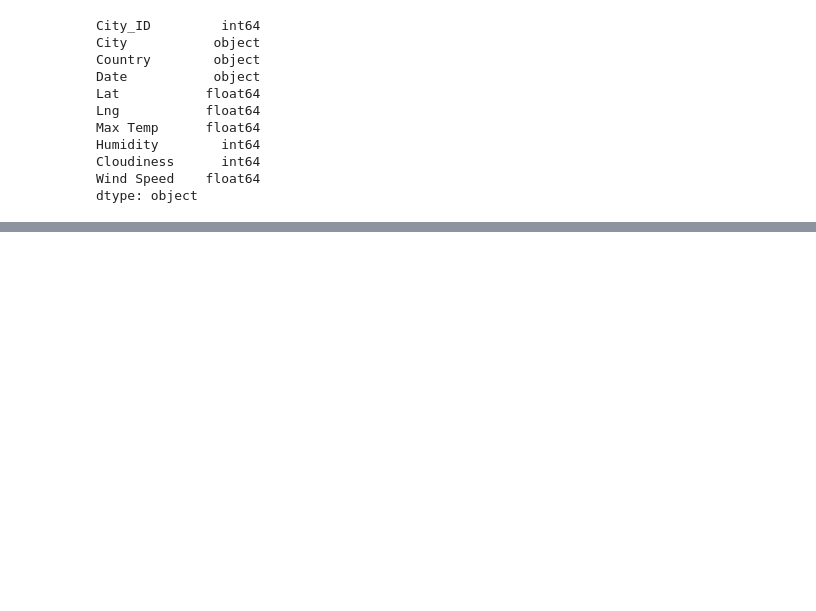
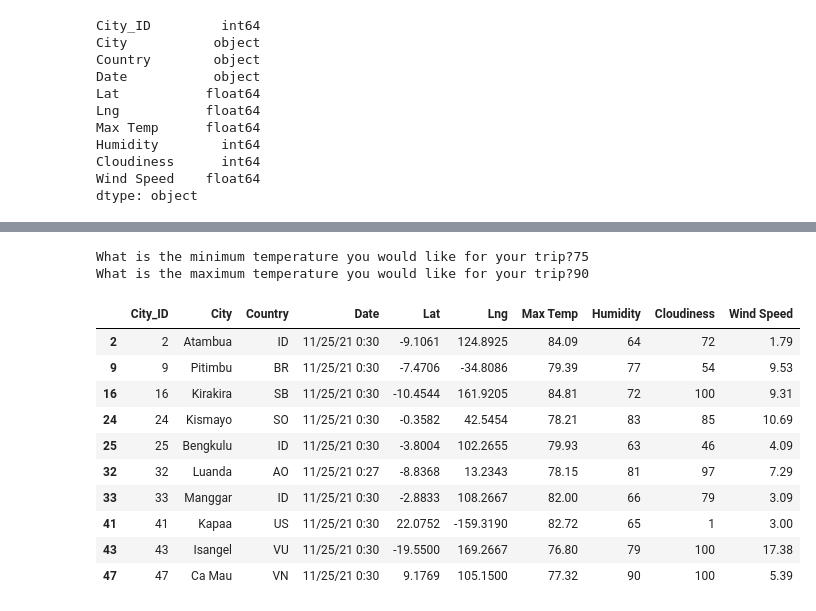
Before and after one commit to mackenziecoushayrichter/World_Weather_Analysis, a Jupyter notebook: VacationPy.ipynb, the cells around one changed output, grey strips where cells are left out. Saved outputs shown, nothing was run; the diff lists cells and outputs as text; code cells hidden in the pictures; blank space fills up the shorter version.

```diff
--- a/VacationPy.ipynb
+++ b/VacationPy.ipynb
@@ -100,0 +101,24 @@ fig
+# %%
+#ask the customer to add a min and max temp
+min_temp = float(input('What is the minimum temperature you would like for your trip?'))
+max_temp = float(input('What is the maximum temperature you would like for your trip?'))
+# %% [output]
+What is the minimum temperature you would like for your trip?75
+What is the maximum temperature you would like for your trip?90
+# %%
+#filter the dataset to find the cities that fit the criteria
+preferred_cities_df = city_data_df.loc[(city_data_df['Max Temp']<= max_temp) & \
+                                      (city_data_df['Max Temp']>=min_temp)]
+preferred_cities_df.head(10)
+# %% [output]
+|  | City_ID | City | Country | Date | Lat | Lng | Max Temp | Humidity | Cloudiness | Wind Speed |
+| 2 | 2 | Atambua | ID | 11/25/21 0:30 | -9.1061 | 124.8925 | 84.09 | 64 | 72 | 1.79 |
+| 9 | 9 | Pitimbu | BR | 11/25/21 0:30 | -7.4706 | -34.8086 | 79.39 | 77 | 54 | 9.53 |
+| 16 | 16 | Kirakira | SB | 11/25/21 0:30 | -10.4544 | 161.9205 | 84.81 | 72 | 100 | 9.31 |
+| 24 | 24 | Kismayo | SO | 11/25/21 0:30 | -0.3582 | 42.5454 | 78.21 | 83 | 85 | 10.69 |
+| 25 | 25 | Bengkulu | ID | 11/25/21 0:30 | -3.8004 | 102.2655 | 79.93 | 63 | 46 | 4.09 |
+| 32 | 32 | Luanda | AO | 11/25/21 0:27 | -8.8368 | 13.2343 | 78.15 | 81 | 97 | 7.29 |
+| 33 | 33 | Manggar | ID | 11/25/21 0:30 | -2.8833 | 108.2667 | 82.00 | 66 | 79 | 3.09 |
+| 41 | 41 | Kapaa | US | 11/25/21 0:30 | 22.0752 | -159.3190 | 82.72 | 65 | 1 | 3.00 |
+| 43 | 43 | Isangel | VU | 11/25/21 0:30 | -19.5500 | 169.2667 | 76.80 | 79 | 100 | 17.38 |
+| 47 | 47 | Ca Mau | VN | 11/25/21 0:30 | 9.1769 | 105.1500 | 77.32 | 90 | 100 | 5.39 |
```
Also changed, not shown: parts of 11 cells of this notebook, 2 other files.
